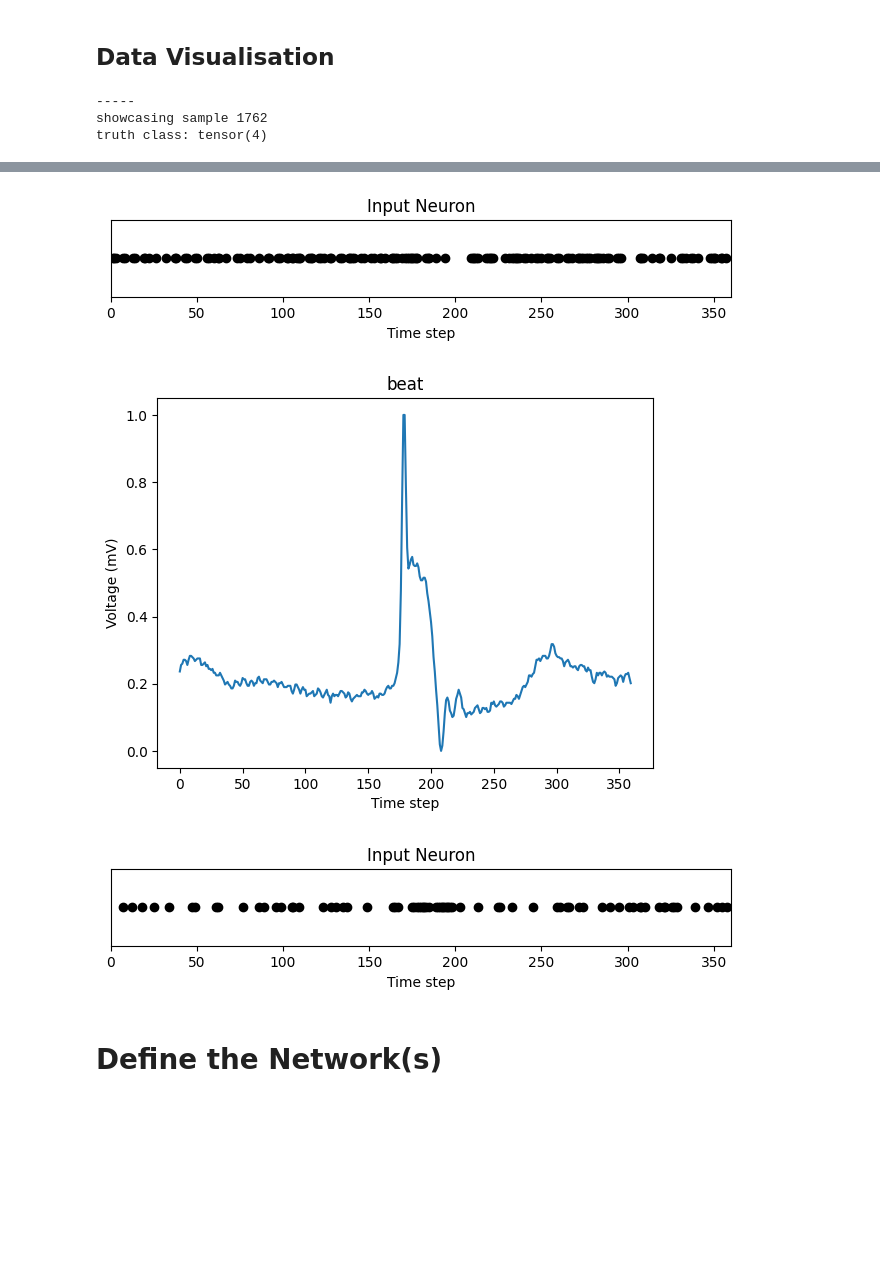
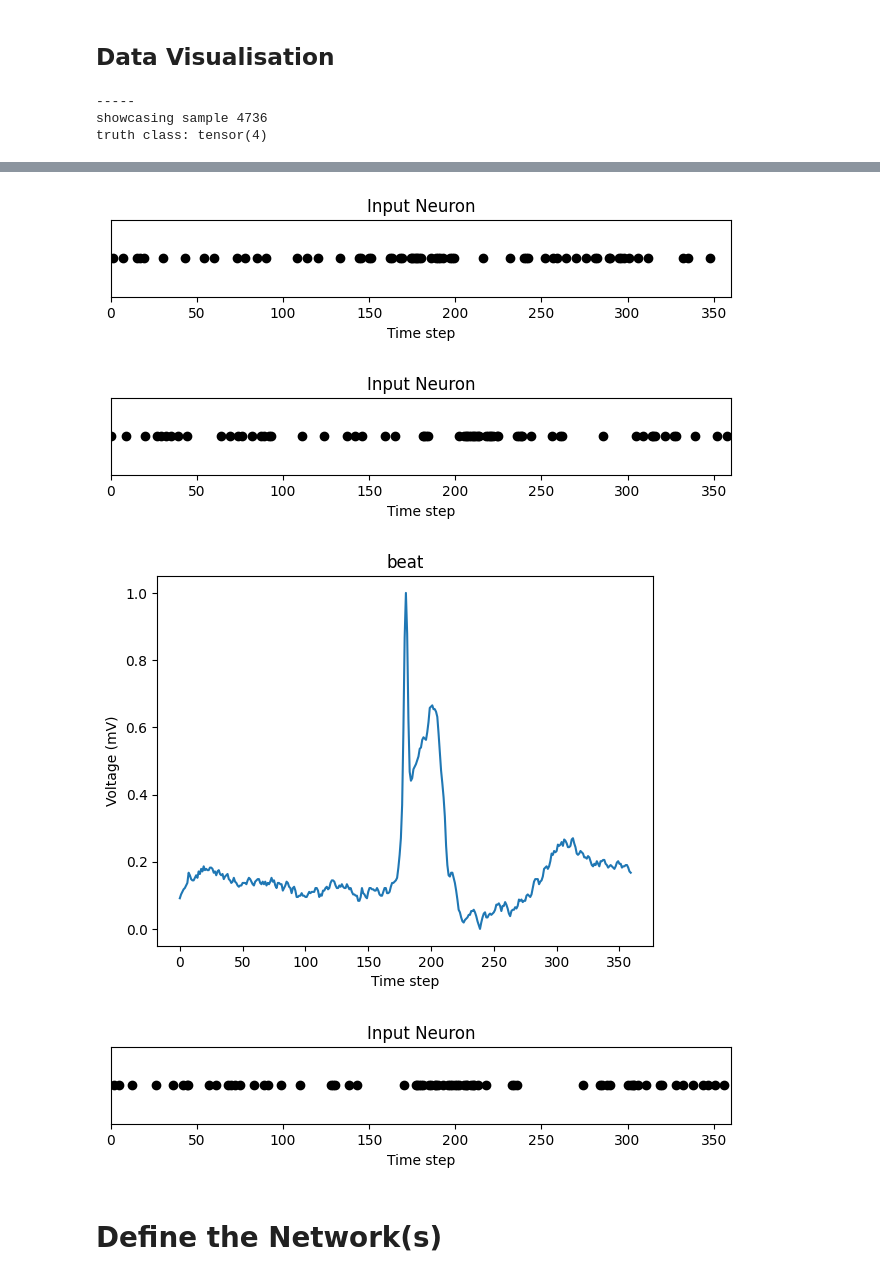
Before and after one commit to luke-li-2003/snnHeart, a Jupyter notebook: Test1.ipynb, the cells around one changed output, grey strips where cells are left out. Saved outputs shown, nothing was run; the diff lists cells and outputs as text; code cells hidden in the pictures; blank space fills up the shorter version.

Commit message:
print and plot

```diff
--- a/Test1.ipynb
+++ b/Test1.ipynb
@@ -178,6 +167,7 @@ def plot_spikes(spike_data, k=1):
     plt.show()
 
 def plot_beat(data):
+    data = data.clone().cpu().detach().numpy()
     plt.plot(data)
 
     plt.title("beat")
@@ -197,7 +187,9 @@ for i in range(1):
 
     plot_beat(beat)
 
-    spikeData = spikegen.delta(beat, threshold=0.003)
+    spikeData = spikegen.delta(beat, threshold=0.012)
+    plot_spikes(spikeData)
+    spikeData = spikegen.delta(-beat, threshold=0.012)
     plot_spikes(spikeData)
 
     # to create a spike train, we repeat every sample multiple times
@@ -211,5 +203,5 @@ for i in range(1):
     plot_spikes(spikeData, k=k)
 # %% [output]
 -----
-showcasing sample 1762
+showcasing sample 4736
 truth class: tensor(4)
@@ -217,6 +209,7 @@ truth class: tensor(4)
-[figure, old version]
+[figure, new version]
-[figure, old version]
+[figure, new version]
-[figure, old version]
+[figure, new version]
+[figure, added]
 # %% [markdown]
 # Define the Network(s)
 # %% [markdown]
```
Also changed, not shown: parts of 7 cells of this notebook, 1 other file.
